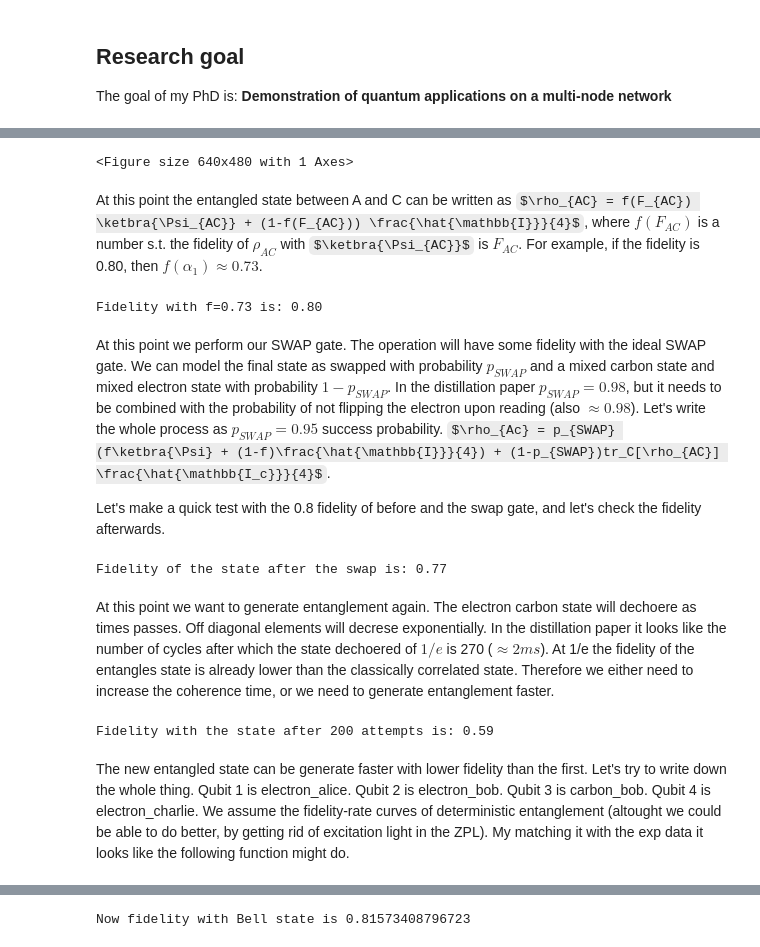
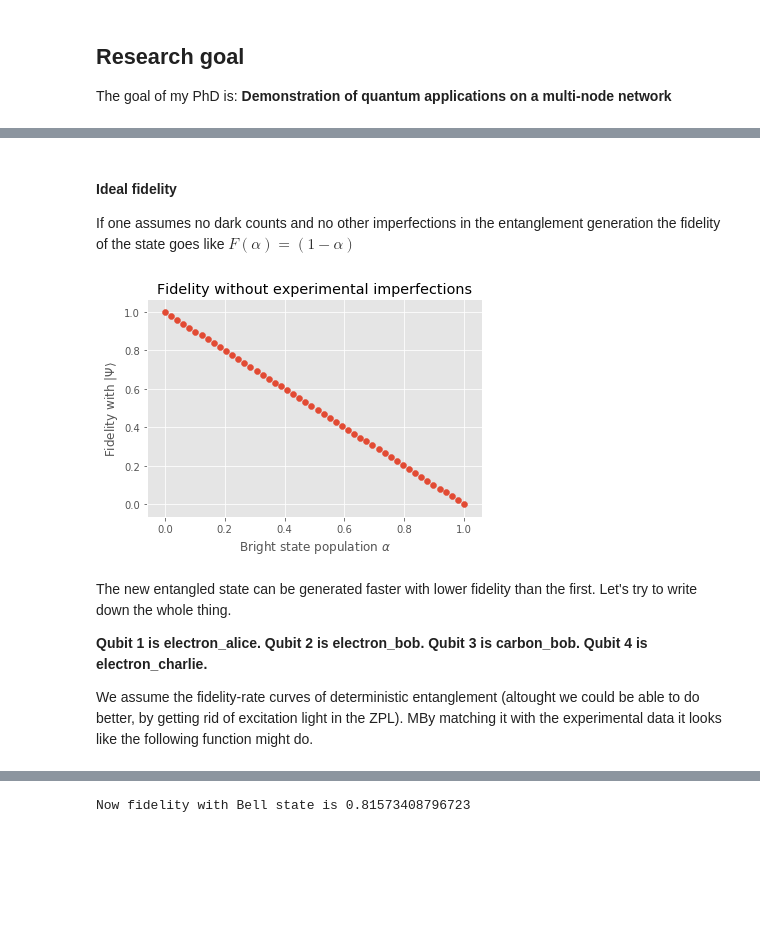
Before and after one commit to matpompili/go-nogo, a Jupyter notebook: Proposal.ipynb, the cells around one changed output, grey strips where cells are left out. Drawn from its saved outputs; the diff is of its cells as text; code cells hidden in the pictures; some formulas as TeX source; blank space fills up the shorter version.

```diff
--- a/Proposal.ipynb
+++ b/Proposal.ipynb
@@ -77,54 +84,31 @@ If one assumes no dark counts and no other imperfections in the entanglement gen
+# %% [markdown]
+#### Ideal fidelity
+
+If one assumes no dark counts and no other imperfections in the entanglement generation the fidelity of the state goes like $F(\alpha) = (1-\alpha)$
 # %%
 import numpy as np
 import qutip as qt
 import matplotlib.pyplot as plt
 
 plt.style.use('ggplot')
 
 def fidelity(*args):
     return qt.fidelity(*args)**2
 
-alfas = np.linspace(0,1)
-fids = np.zeros_like(alfas)
-for i, x in enumerate(alfas):
+alphas = np.linspace(0,1)
+fids = np.zeros_like(alphas)
+for i, x in enumerate(alphas):
     updown = qt.tensor(qt.basis(2,1), qt.basis(2,0))
     downup = qt.tensor(qt.basis(2,0), qt.basis(2,1))
     upup = qt.tensor(qt.basis(2,1), qt.basis(2,1))
     psi_ac = (updown + downup).unit()
     rho_ac = (1-x) * qt.ket2dm(psi_ac) + (x) * qt.ket2dm(upup)
     fids[i] = fidelity(rho_ac, qt.ket2dm(psi_ac))
 
 plt.title('Fidelity without experimental imperfections')
 plt.xlabel(r'Bright state population $\alpha$')
 plt.ylabel(r'Fidelity with $|\Psi\rangle$')
-plt.scatter(alfas, fids)
+plt.scatter(alphas, fids)
 plt.show()
 # %% [output]
-<Figure size 640x480 with 1 Axes>
+[figure, added]
-# %% [markdown]
-At this point the entangled state between A and C can be written as $\rho_{AC} = f(F_{AC}) \ketbra{\Psi_{AC}} + (1-f(F_{AC})) \frac{\hat{\mathbb{I}}}{4}$, where $f(F_{AC})$ is a number s.t. the fidelity of $\rho_{AC}$ with $\ketbra{\Psi_{AC}}$ is $F_{AC}$. For example, if the fidelity is 0.80, then $f(\alpha_1) \approx 0.73$.
-# %%
-f=0.73
-downup = qt.tensor(qt.basis(2,0), qt.basis(2,1))
-updown = qt.tensor(qt.basis(2,1), qt.basis(2,0))
-psi_ac = (updown + downup).unit()
-mixed_state = qt.tensor(qt.maximally_mixed_dm(2), qt.maximally_mixed_dm(2))
-rho_ac = f * qt.ket2dm(psi_ac) + (1-f) * mixed_state
-print('Fidelity with f={} is: {:.2f}'.format(f, fidelity(rho_ac, qt.ket2dm(psi_ac))))
-# %% [output]
-Fidelity with f=0.73 is: 0.80
-# %% [markdown]
-At this point we perform our SWAP gate. The operation will have some fidelity with the ideal SWAP gate. We can model the final state as swapped with probability $p_{SWAP}$ and a mixed carbon state and mixed electron state with probability $1 - p_{SWAP}$. In the distillation paper $p_{SWAP} = 0.98$, but it needs to be combined with the probability of not flipping the electron upon reading (also $\approx 0.98$). Let's write the whole process as $p_{SWAP} = 0.95$ success probability.
-$\rho_{Ac} = p_{SWAP} (f\ketbra{\Psi} + (1-f)\frac{\hat{\mathbb{I}}}{4}) + (1-p_{SWAP})tr_C[\rho_{AC}] \frac{\hat{\mathbb{I_c}}}{4}$.
-
-Let's make a quick test with the 0.8 fidelity of before and the swap gate, and let's check the fidelity afterwards.
-# %%
-p_swap = 0.95
-el_el_state = rho_ac
-el_carbon_state = p_swap * rho_ac + (1 - p_swap) * qt.tensor(rho_ac.ptrace(0), qt.maximally_mixed_dm(2))
-print('Fidelity of the state after the swap is: {:.2f}'.format(fidelity(el_carbon_state, qt.ket2dm(psi_ac))))
-# %% [output]
-Fidelity of the state after the swap is: 0.77
-# %% [markdown]
-At this point we want to generate entanglement again. The electron carbon state will dechoere as times passes. Off diagonal elements will decrese exponentially.
-In the distillation paper it looks like the number of cycles after which the state dechoered of $1/e$ is 270 ($\approx 2ms$). At 1/e the fidelity of the entangles state is already lower than the classically correlated state. Therefore we either need to increase the coherence time, or we need to generate entanglement faster.
@@ -137,15 +115,10 @@ def dechoere(m, t, t0):
-# %%
-cycles_to_entangle = 200
-cycles_of_coherence = 270
-fid = fidelity(qt.ket2dm(psi_ac), dechoere(el_carbon_state, cycles_to_entangle, cycles_of_coherence))
-print('Fidelity with the state after {} attempts is: {:.2f}'.format(cycles_to_entangle, fid))
-# %% [output]
-Fidelity with the state after 200 attempts is: 0.59
 # %% [markdown]
-The new entangled state can be generate faster with lower fidelity than the first. Let's try to write down the whole thing.
-Qubit 1 is electron_alice. Qubit 2 is electron_bob. Qubit 3 is carbon_bob. Qubit 4 is electron_charlie.
+The new entangled state can be generated faster with lower fidelity than the first. Let's try to write down the whole thing.
+
+**Qubit 1 is electron_alice. Qubit 2 is electron_bob. Qubit 3 is carbon_bob. Qubit 4 is electron_charlie.**
+
 We assume the fidelity-rate curves of deterministic entanglement (altought we could be able to do better, by getting rid of excitation light in the ZPL).
-My matching it with the exp data it looks like the following function might do.
+MBy matching it with the experimental data it looks like the following function might do.
 # %%
 def alpha_to_fidelity(alpha, dc = 0.01, top_fid = 0.9):
     return (1 - np.exp(-alpha/dc)) * (top_fid - alpha)
```
Also changed, not shown: parts of 20 cells of this notebook, 1 other file.
